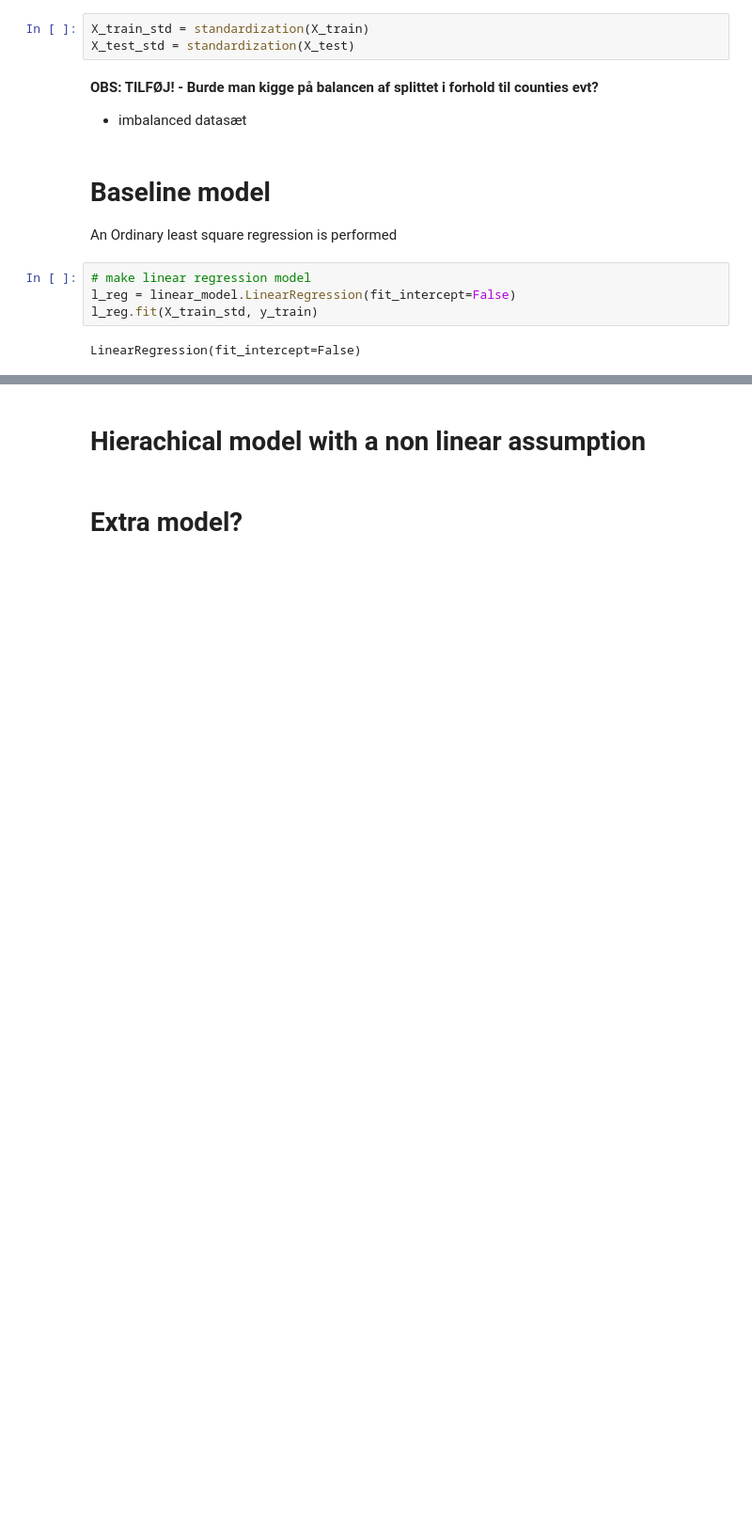
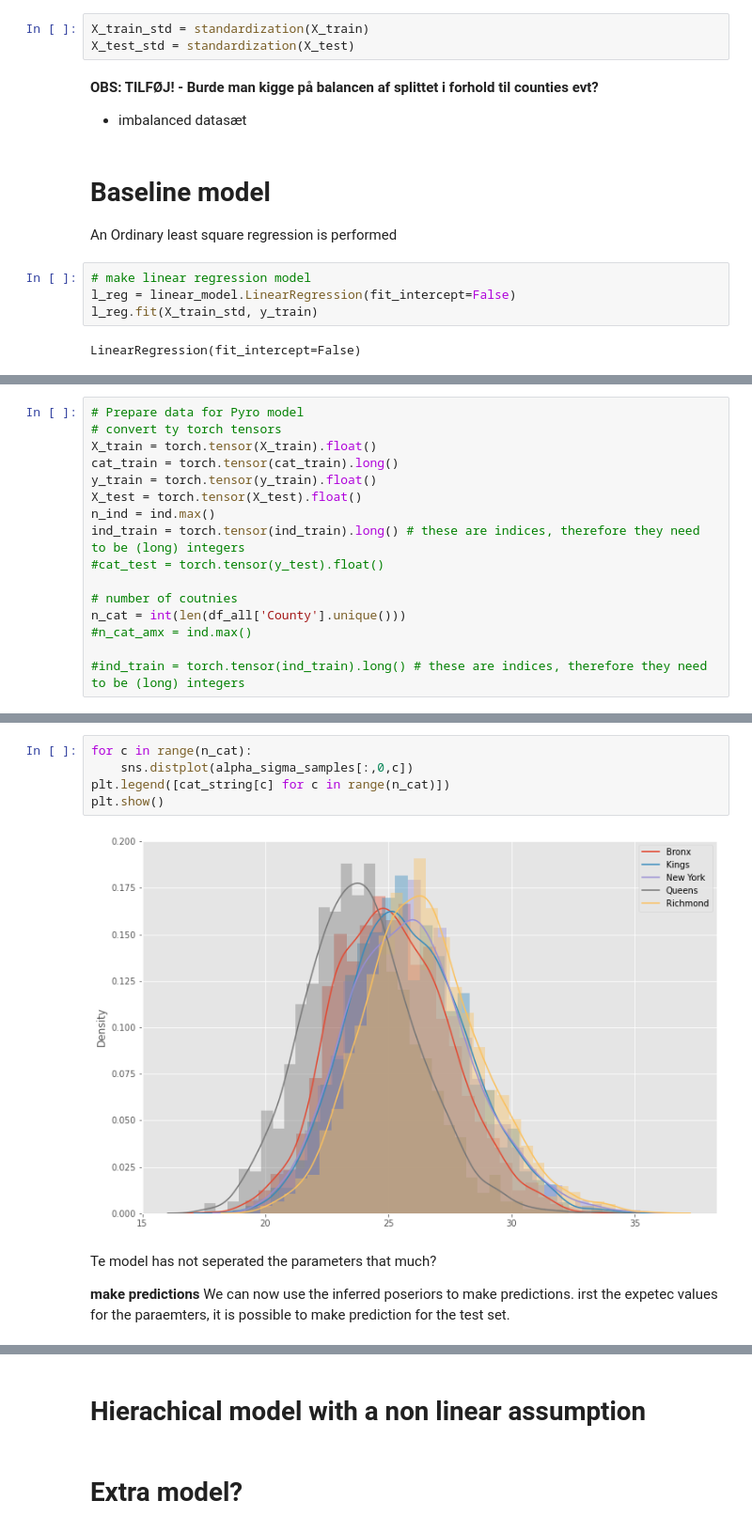
Before and after one commit to KatinkaKlepsch/model_based_ML, a Jupyter notebook: Modelling_notebook.ipynb, the cells around one changed output, grey strips where cells are left out. Shown at 94% size. Saved outputs shown, nothing was run; the diff lists cells and outputs as text; blank space fills up the shorter version.

```diff
--- a/Modelling_notebook.ipynb
+++ b/Modelling_notebook.ipynb
@@ -167,0 +285,16 @@ Baseline MSE: 67.51996465192855
+# %%
+# Prepare data for Pyro model
+# convert ty torch tensors
+X_train = torch.tensor(X_train).float()
+cat_train = torch.tensor(cat_train).long()
+y_train = torch.tensor(y_train).float()
+X_test = torch.tensor(X_test).float()
+n_ind = ind.max()
+ind_train = torch.tensor(ind_train).long() # these are indices, therefore they need to be (long) integers
+#cat_test = torch.tensor(y_test).float()
+
+# number of coutnies
+n_cat = int(len(df_all['County'].unique()))
+#n_cat_amx = ind.max()
+
+#ind_train = torch.tensor(ind_train).long() # these are indices, therefore they need to be (long) integers
@@ -167,0 +367,12 @@ Baseline MSE: 67.51996465192855
+# %%
+for c in range(n_cat):
+    sns.distplot(alpha_sigma_samples[:,0,c])
+plt.legend([cat_string[c] for c in range(n_cat)])
+plt.show()
+# %% [output]
+[figure, added]
+# %% [markdown]
+Te model has not seperated the parameters that much?
+
+**make predictions**
+We can now use the inferred poseriors to make predictions. irst the expetec values for the paraemters, it is possible to make prediction for the test set.
```
Also changed, not shown: parts of 38 cells of this notebook, 1 other file.
